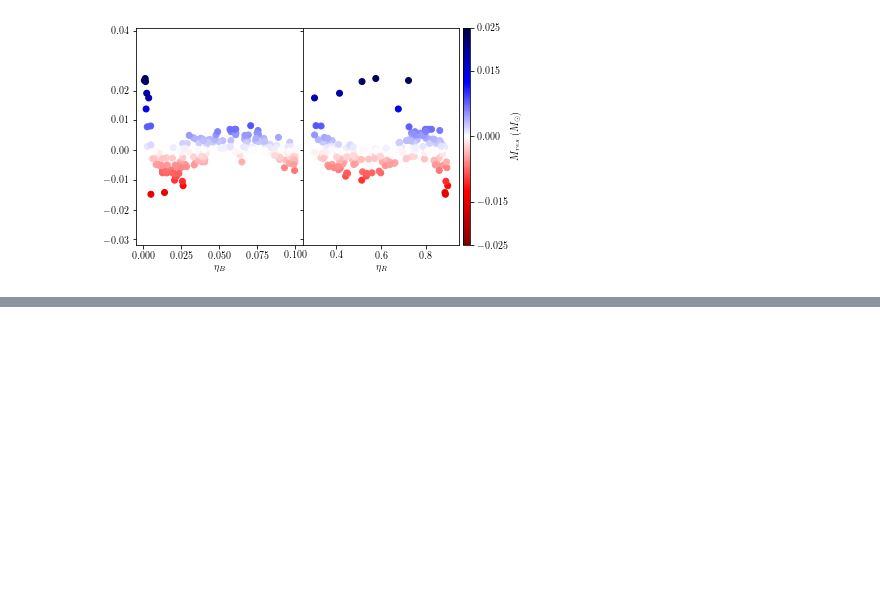
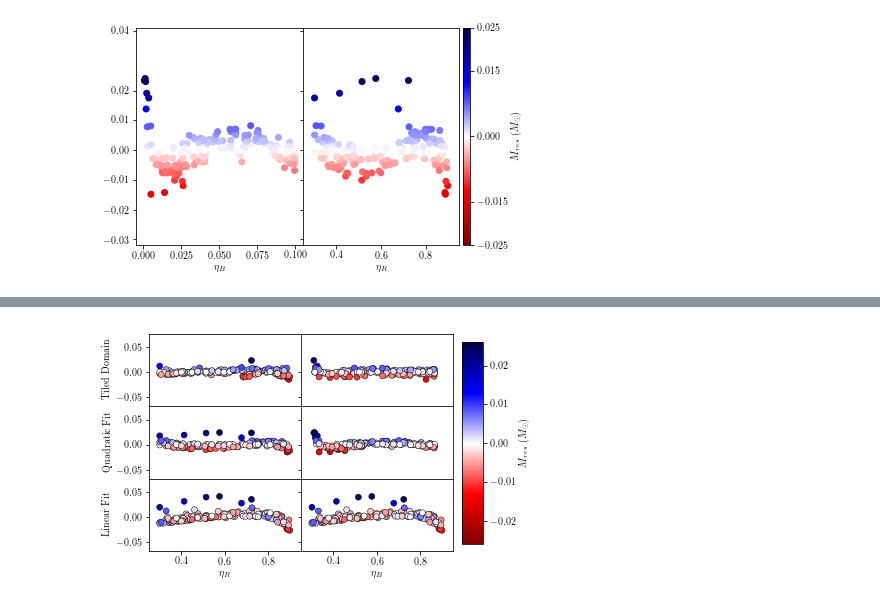
Before and after one commit to mhoffies/UQ-mesa, a Jupyter notebook: QFit.ipynb, the cells around one changed output, grey strips where cells are left out. Cells and saved outputs as stored; diff of their text form; code cells hidden in the pictures; blank space fills up the shorter version.

```diff
--- a/QFit.ipynb
+++ b/QFit.ipynb
@@ -342,0 +437,8 @@ fig.savefig('planeandscatter.eps',format='eps',dpi=1000)
+# %%
+def Linear_fit(z,cx,cy,c0):
+    x = z[0]
+    y = z[1]
+    f = c0 + cx * x + cy * y
+    return f
+# %%
+popt2, pcov2 = curve_fit(Linear_fit, ivars, dvars)
@@ -342,0 +493,62 @@ fig.savefig('planeandscatter.eps',format='eps',dpi=1000)
+# %%
+# Plot projected residuals
+fig, ax = plt.subplots(3,2, sharey=True)
+
+cmap1 = mpl.cm.get_cmap('seismic_r')
+bounds1 = [-0.026,-0.015,0,0.015,0.026]
+norm1 = mpl.colors.Normalize(vmin=np.amin(bounds1),vmax=np.amax(bounds1))
+
+img1 = ax[0,1].scatter(data[0], resdl, c=resdl, cmap=cmap1, norm=norm1, edgecolor='k',linewidth=0.5)
+ax[0,1].set_xlim([-0.01, 0.115])
+#ax[0,1].set_xlabel('$\eta_B$')
+
+img2 = ax[0,0].scatter(data[1], resdl, c=resdl, cmap=cmap1, norm=norm1, edgecolor='k',linewidth=0.5)
+ax[0,0].set_xlim([0.25, 0.95])
+#ax[0,0].set_xlabel('$\eta_R$')
+
+img4 = ax[1,1].scatter(data[0], resd, c=resd, cmap=cmap1, norm=norm1,edgecolor='k',linewidth=0.5)
+ax[1,1].set_xlim([-0.01, 0.115])
+#ax[1,1].set_xlabel('$\eta_B$')
+
+img3 = ax[1,0].scatter(data[1], resd, c=resd, cmap=cmap1, norm=norm1, edgecolor='k',linewidth=0.5)
+ax[1,0].set_xlim([0.25, 0.95])
+#ax[1,0].set_xlabel('$\eta_R$')
+
+img3 = ax[2,0].scatter(data[1], resdd, c=resd, cmap=cmap1, norm=norm1, edgecolor='k',linewidth=0.5)
+ax[2,0].set_xlim([0.25, 0.95])
+ax[2,0].set_xlabel('$\eta_R$')
+
+img3 = ax[2,1].scatter(data[1], resdd, c=resd, cmap=cmap1, norm=norm1, edgecolor='k',linewidth=0.5)
+ax[2,1].set_xlim([0.25, 0.95])
+ax[2,1].set_xlabel('$\eta_B$')
+
+ax[0,0].set_ylabel('Tiled Domain')
+ax[1,0].set_ylabel('Quadratic Fit')
+ax[2,0].set_ylabel('Linear Fit')
+
+
+plt.subplots_adjust(wspace=0)
+plt.subplots_adjust(hspace=0)
+yticks = ax[0,0].yaxis.get_major_ticks()
+yticks2 = ax[0,1].yaxis.get_major_ticks()
+yticks2[3].set_visible(False)
+#yticks[3].set_visible(False)
+yticks[0].set_visible(False)
+
+ax[1,0].tick_params(labelbottom='off')
+ax[1,1].tick_params(labelbottom='off')
+ax[0,0].tick_params(labelbottom='off')
+ax[0,1].tick_params(labelbottom='off')
+
+
+#ax1.set_xlim([-0.005,0.105])
+#divider1 = make_axes_locatable(ax[1,1])
+#cax1 = divider.append_axes('right', size='5%', pad=0.05)
+#fig.colorbar(img4, cmap=cmap2, cax=cax1, ticks=bounds2, norm=norm2, label='$M_{res}~(M_{\odot})$')
+fig.subplots_adjust(right=0.83)
+cbar_ax = fig.add_axes([0.85, 0.15, 0.05, 0.7])
+fig.colorbar(img1, cax=cbar_ax,label='$M_{res}~(M_{\odot})$')
+
+fig.savefig('allresiduals.eps',format='eps',dpi=1000)
+# %% [output]
+[figure, added]
```
Also changed, not shown: parts of 9 cells of this notebook, 7 other files.
